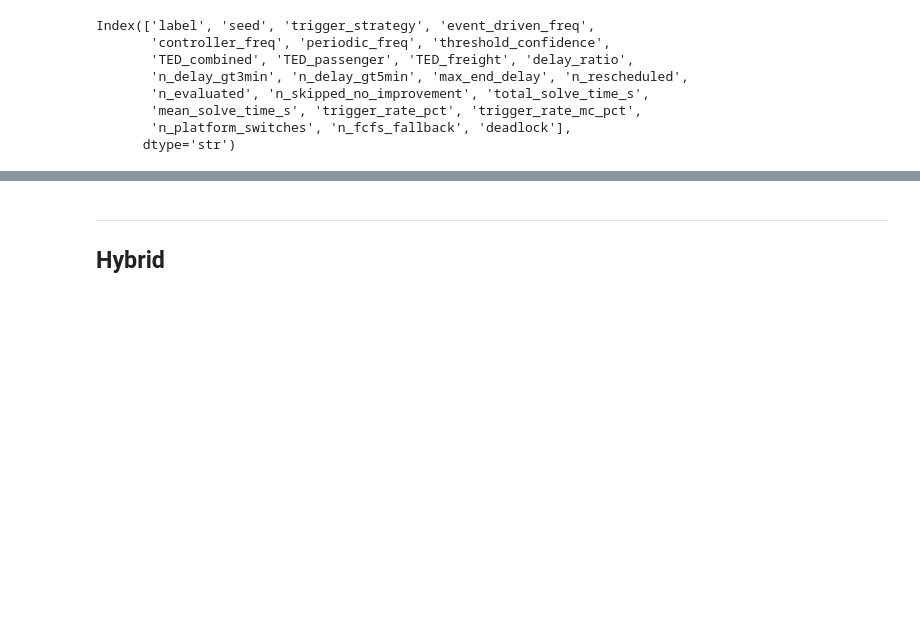
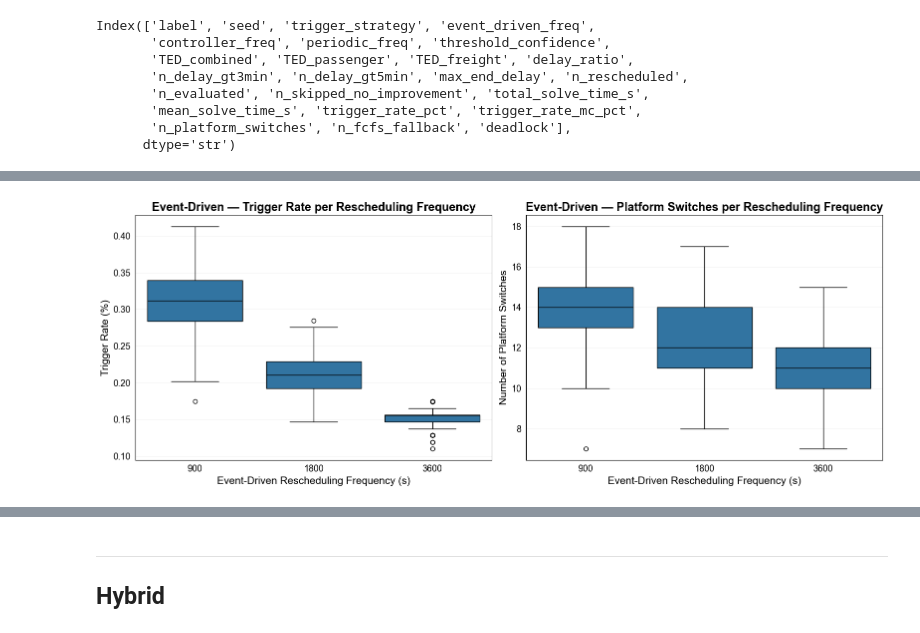
Before and after one commit to DauwDW/Thesis, a Jupyter notebook: notebooks/Analyse timing strategies.ipynb, the cells around one changed output, grey strips where cells are left out. Cells and saved outputs as stored; diff of their text form; code cells hidden in the pictures; blank space fills up the shorter version.

```diff
--- a/notebooks/Analyse timing strategies.ipynb
+++ b/notebooks/Analyse timing strategies.ipynb
@@ -514,52 +468,56 @@ ValueError: List of boxplot statistics and `positions` values must have same the
 # %%
 import pandas as pd
 import seaborn as sns
 import matplotlib.pyplot as plt
 
 # ============================================================
 # TRIGGER RATE ANALYSE (nieuw in 28/05 data)
 # ============================================================
 
 df = raw_event[~raw_event["deadlock"]].copy()
 df = df[df["controller_freq"] == 900]
 df = df[df["event_driven_freq"].isin([900, 1800, 3600])]
 
+df["event_driven_freq"] = df["event_driven_freq"].astype(int)
 freq_order = sorted(df["event_driven_freq"].unique())
 
-sns.set_style("whitegrid")
 fig, axes = plt.subplots(1, 2, figsize=(16, 6))
 
-# trigger_rate_pct (% van MC-moments dat solver triggert)
-stats_tr = df.groupby("event_driven_freq")["trigger_rate_pct"].agg(["mean", "std"]).reindex(freq_order)
-
+# trigger_rate_pct
 sns.boxplot(data=df, x="event_driven_freq", y="trigger_rate_pct",
-            order=freq_order, color="#60B4F9", ax=axes[0])
-axes[0].set_xticklabels([
-    f"{f}\nμ={stats_tr.loc[f,'mean']:.2f}%\nσ={stats_tr.loc[f,'std']:.2f}%"
-    for f in freq_order
-])
-axes[0].set_title("Trigger Rate (% van controller-moments)\n(controller freq fixed at 900s)", fontsize=12, fontweight="bold")
-axes[0].set_ylabel("trigger_rate_pct")
-axes[0].set_xlabel("Event-Driven Rescheduling Frequency")
+            order=freq_order, ax=axes[0], linecolor="black",
+            flierprops={"markeredgecolor": "black"})
+axes[0].set_xticklabels([f"{int(f)}" for f in freq_order], fontsize=15)
+axes[0].tick_params(colors="black", labelsize=13)
+axes[0].spines["bottom"].set_color("black")
+axes[0].spines["top"].set_color("black")
+axes[0].spines["left"].set_color("black")
+axes[0].spines["right"].set_color("black")
+axes[0].set_title("Event-Driven — Trigger Rate per Rescheduling Frequency", fontsize=17, fontweight="bold", color="black")
+axes[0].set_ylabel("Trigger Rate (%)", fontsize=15, color="black")
+axes[0].set_xlabel("Event-Driven Rescheduling Frequency (s)", fontsize=15, color="black")
 
 # n_platform_switches
-stats_ps = df.groupby("event_driven_freq")["n_platform_switches"].agg(["mean", "std"]).reindex(freq_order)
-
 sns.boxplot(data=df, x="event_driven_freq", y="n_platform_switches",
-            order=freq_order, color="#D9534F", ax=axes[1])
-axes[1].set_xticklabels([
-    f"{f}\nμ={stats_ps.loc[f,'mean']:.1f}\nσ={stats_ps.loc[f,'std']:.1f}"
-    for f in freq_order
-])
-axes[1].set_title("Platform Switches per Run\n(controller freq fixed at 900s)", fontsize=12, fontweight="bold")
-axes[1].set_ylabel("n_platform_switches")
-axes[1].set_xlabel("Event-Driven Rescheduling Frequency")
+            order=freq_order, ax=axes[1], linecolor="black",
+            flierprops={"markeredgecolor": "black"})
+axes[1].set_xticklabels([f"{int(f)}" for f in freq_order], fontsize=15)
+axes[1].tick_params(colors="black", labelsize=13)
+axes[1].spines["bottom"].set_color("black")
+axes[1].spines["top"].set_color("black")
+axes[1].spines["left"].set_color("black")
+axes[1].spines["right"].set_color("black")
+axes[1].set_title("Event-Driven — Platform Switches per Rescheduling Frequency", fontsize=17, fontweight="bold", color="black")
+axes[1].set_ylabel("Number of Platform Switches", fontsize=15, color="black")
+axes[1].set_xlabel("Event-Driven Rescheduling Frequency (s)", fontsize=15, color="black")
 
 for ax in axes:
     ax.grid(axis="y", alpha=0.3)
 
 plt.tight_layout()
 plt.show()
+# %% [output]
+[figure, added]
 # %%
 import pandas as pd
 import seaborn as sns
```
Also changed, not shown: parts of 5 cells of this notebook.
